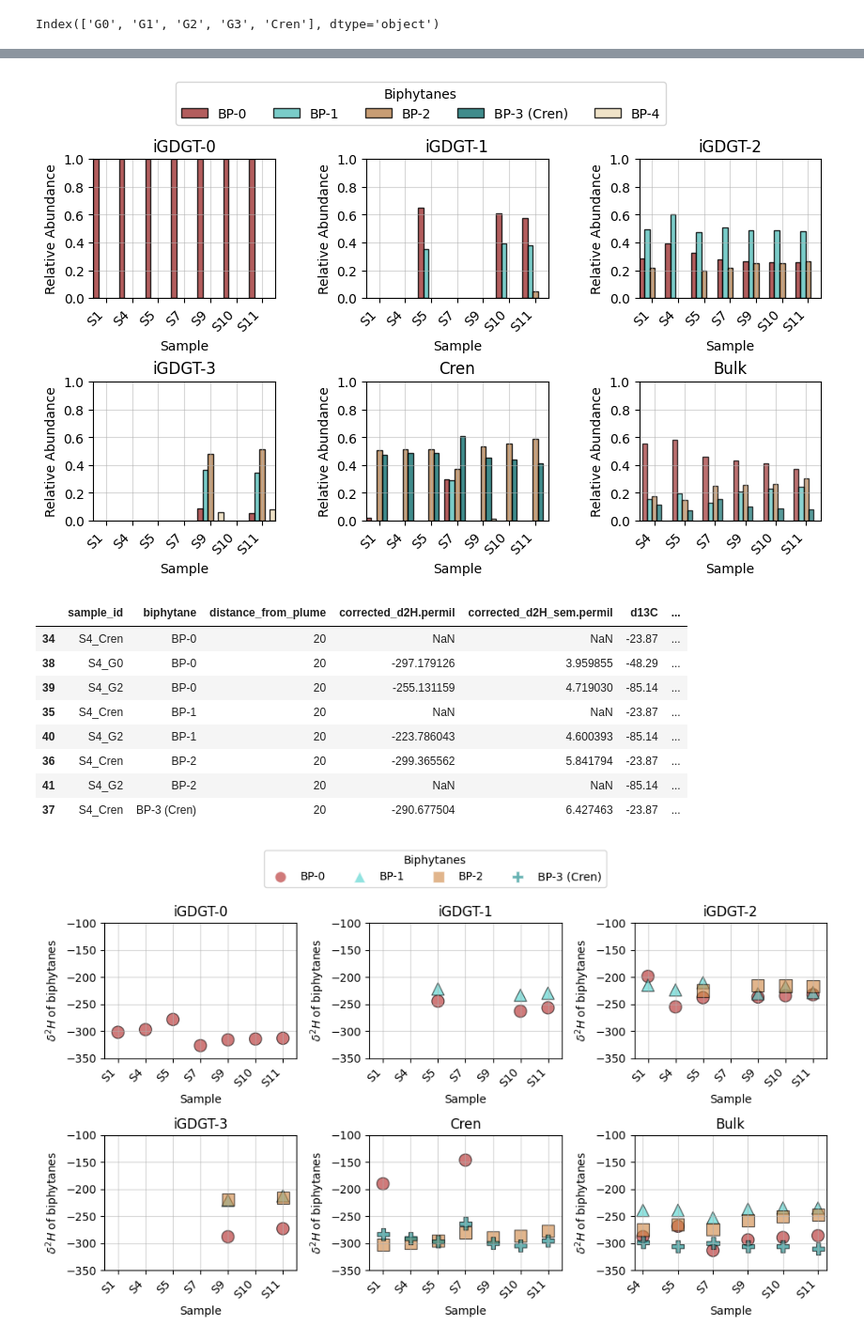
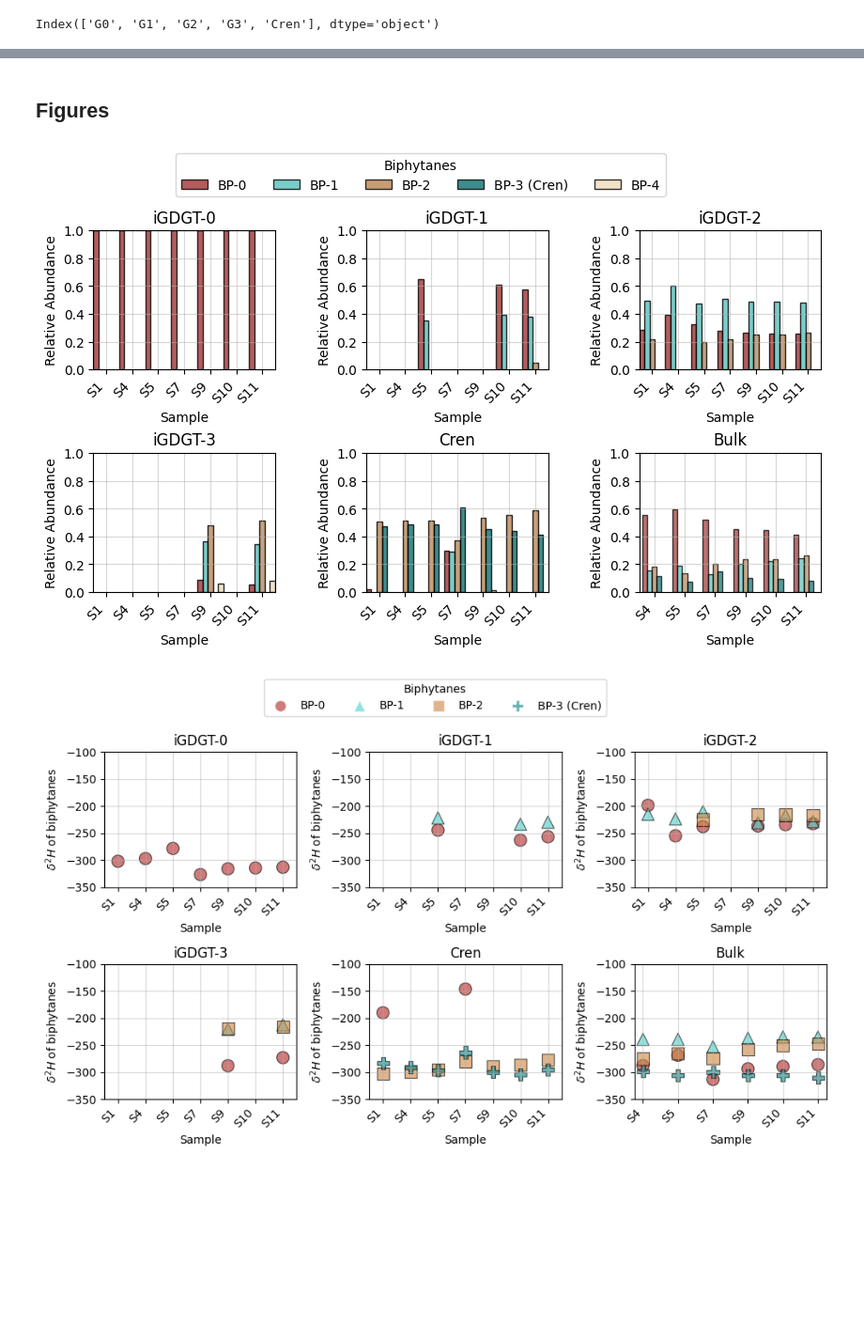
Before and after one commit to katherinekeller/astoriacanyon-hydrogen-isotopes, a Jupyter notebook: analysis/data_figures.ipynb, the cells around one changed output, grey strips where cells are left out. Shown: that part at 94% size. Saved outputs shown, nothing was run; the diff lists cells and outputs as text; code cells hidden in the pictures; blank space fills up the shorter version.

```diff
--- a/analysis/data_figures.ipynb
+++ b/analysis/data_figures.ipynb
@@ -296,9 +271,10 @@ df_sep_rel_abund
+# %% [markdown]
+## Figures
 # %%
+#Figure 1
 fig, ax = plt.subplots(2, 3, figsize=(10, 5))
 ax = ax.flatten()
 
-# Unique GDGTs and x-axis sample labels
-# unique_gdgts = df['gdgt'].unique()
 x_axis_samples = ['S1', 'S4', 'S5', 'S7', 'S9', 'S10', 'S11']
 
 # Create bar plots for each GDGT
@@ -319,8 +295,7 @@ for i, gdgt in enumerate(unique_gdgts):
         ax=ax[i]
     )
 
-    # Add titles, labels, and grid
-    # ax[i].set_title(f"Barplot for {gdgt}")
+
     ax[i].set_ylim(0, 1.0)
     ax[i].grid(True, alpha=0.5)
     ax[i].set_xticks(range(len(x_axis_samples)))
@@ -338,52 +313,39 @@ for i, gdgt in enumerate(unique_gdgts):
     else:
         ax[i].legend().remove()  # Remove legends from other subplots
 
-#add title
+
 gdgts = [ 'iGDGT-0','iGDGT-1','iGDGT-2','iGDGT-3','Cren','Bulk']
 for n, m in enumerate(gdgts):
     ax[n].set_title(f'{m}')
 
 # Add bar plot for bulk abundance data to the last subplot
 sns.barplot(
     data=df_bulk_abund,
     x='sample',
-    y='rel_abundance',
+    y='rel_abundance_fid',
     hue='biphytane',
     palette=bp_colors,
     dodge=True,
     # ci = None,
     edgecolor='k',
     alpha=0.7,
     ax=ax[5], legend = False,
 )
 
 
-# Ensure x-axis labels are consistent for the last subplot
+
 x_axis_samples_bulk = ['S4', 'S5', 'S7', 'S9', 'S10', 'S11']
 ax[5].set_xticks(range(len(x_axis_samples_bulk)))
 ax[5].set_xticklabels(x_axis_samples_bulk, rotation=45, ha='right')
 ax[5].set_ylabel('Relative Abundance')
 ax[5].set_xlabel('Sample')
 ax[5].grid('on', alpha=0.5)
 ax[5].set_ylim([0,1])
 
-# Adjust layout for clarity
+
 plt.subplots_adjust(wspace=0.5, hspace=0.6)
 plt.tight_layout(rect=[0, 0, 1, 0.9])
 plt.savefig('../Figures/Fig1.png',bbox_inches='tight',dpi = 400)
 # %% [output]
-[figure, old version]
+[figure, new version]
-# %%
-s4_vals = df[df['sample']=='S4']
-s4_vals
-# %% [output]
-|  | sample_id | biphytane | distance_from_plume | corrected_d2H.permil | corrected_d2H_sem.permil | d13C | ... |
-| 34 | S4_Cren | BP-0 | 20 | NaN | NaN | -23.87 | ... |
-| 38 | S4_G0 | BP-0 | 20 | -297.179126 | 3.959855 | -48.29 | ... |
-| 39 | S4_G2 | BP-0 | 20 | -255.131159 | 4.719030 | -85.14 | ... |
-| 35 | S4_Cren | BP-1 | 20 | NaN | NaN | -23.87 | ... |
-| 40 | S4_G2 | BP-1 | 20 | -223.786043 | 4.600393 | -85.14 | ... |
-| 36 | S4_Cren | BP-2 | 20 | -299.365562 | 5.841794 | -23.87 | ... |
-| 41 | S4_G2 | BP-2 | 20 | NaN | NaN | -85.14 | ... |
-| 37 | S4_Cren | BP-3 (Cren) | 20 | -290.677504 | 6.427463 | -23.87 | ... |
 # %%
```
Also changed, not shown: parts of 16 cells of this notebook.
